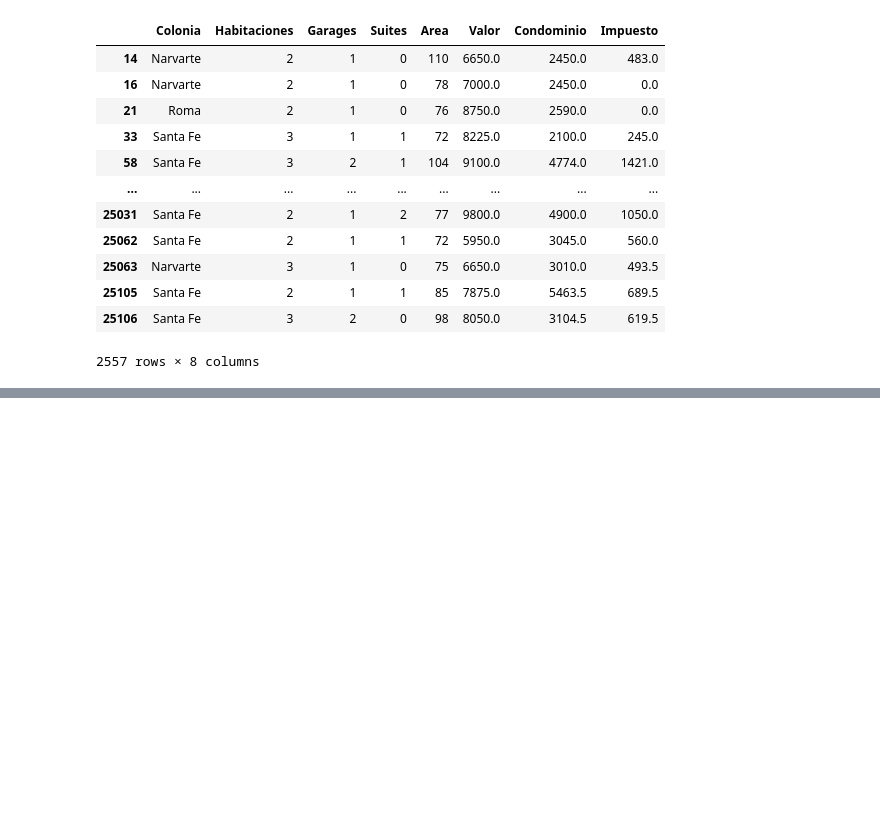
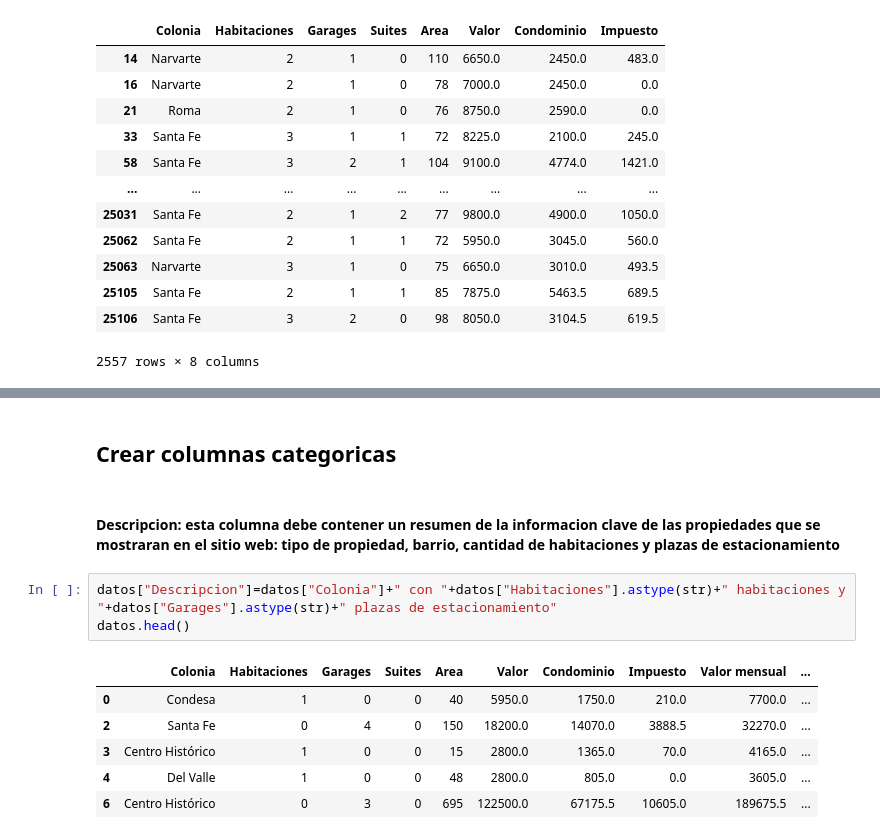
Before and after one commit to Kross363/Python-Data-Science, a Jupyter notebook: Pandas_biblioteca.ipynb, the cells around one changed output, grey strips where cells are left out. Drawn from its saved outputs; the diff is of its cells as text; blank space fills up the shorter version.

```diff
--- a/Pandas_biblioteca.ipynb
+++ b/Pandas_biblioteca.ipynb
@@ -354,0 +390,14 @@ seleccion_2
+# %% [markdown]
+## **Crear columnas categoricas**
+# %% [markdown]
+#### Descripcion: esta columna debe contener un resumen de la informacion clave de las propiedades que se mostraran en el sitio web: tipo de propiedad, barrio, cantidad de habitaciones y plazas de estacionamiento
+# %%
+datos["Descripcion"]=datos["Colonia"]+" con "+datos["Habitaciones"].astype(str)+" habitaciones y "+datos["Garages"].astype(str)+" plazas de estacionamiento"
+datos.head()
+# %% [output]
+|  | Colonia | Habitaciones | Garages | Suites | Area | Valor | Condominio | Impuesto | Valor mensual | ... |
+| 0 | Condesa | 1 | 0 | 0 | 40 | 5950.0 | 1750.0 | 210.0 | 7700.0 | ... |
+| 2 | Santa Fe | 0 | 4 | 0 | 150 | 18200.0 | 14070.0 | 3888.5 | 32270.0 | ... |
+| 3 | Centro Histórico | 1 | 0 | 0 | 15 | 2800.0 | 1365.0 | 70.0 | 4165.0 | ... |
+| 4 | Del Valle | 1 | 0 | 0 | 48 | 2800.0 | 805.0 | 0.0 | 3605.0 | ... |
+| 6 | Centro Histórico | 0 | 3 | 0 | 695 | 122500.0 | 67175.5 | 10605.0 | 189675.5 | ... |
```
Also changed, not shown: parts of 13 cells of this notebook.
